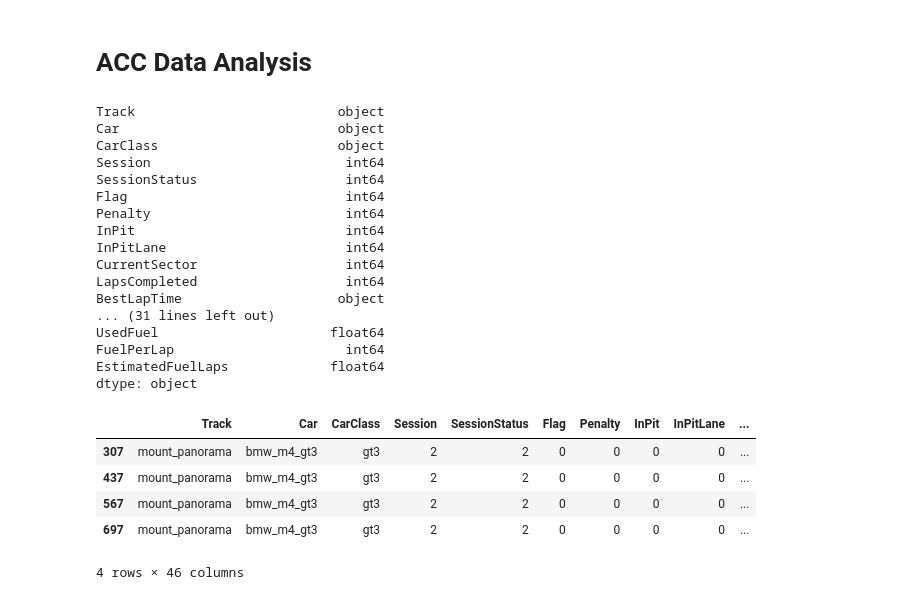
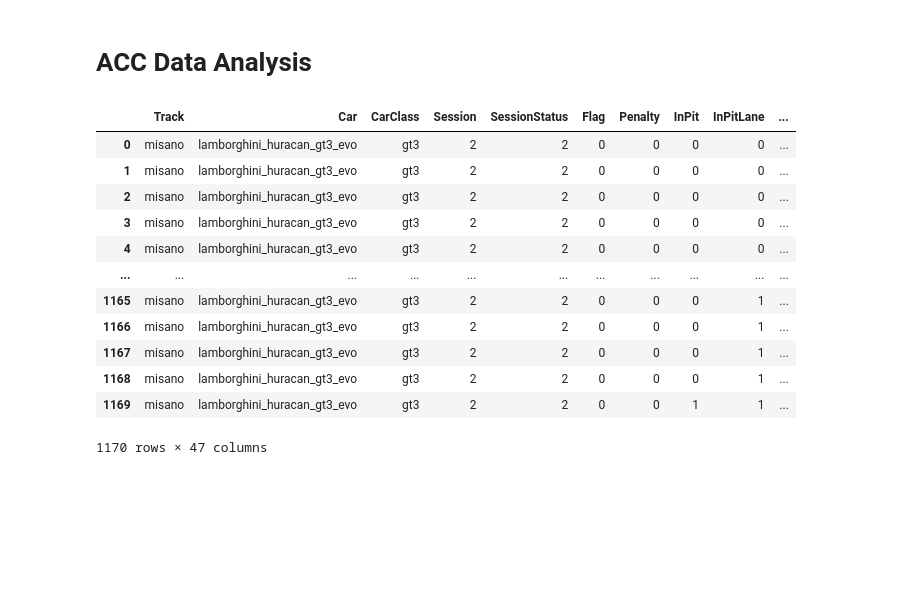
Before and after one commit to ThomasBisset/ACC_Data_2, a Jupyter notebook: analysis.ipynb, the cells around one changed output. Saved outputs shown, nothing was run; the diff lists cells and outputs as text; code cells hidden in the pictures; blank space fills up the shorter version.

```diff
--- a/analysis.ipynb
+++ b/analysis.ipynb
@@ -4,3 +4,21 @@
 # Import libraries
 import pandas as pd
 import matplotlib.pyplot as plt
+# %%
+# Import CSV
+df = pd.read_csv("ACC-Data-2022-11-05-18-20-51.csv", index_col=0)
+df
+# %% [output]
+|  | Track | Car | CarClass | Session | SessionStatus | Flag | Penalty | InPit | InPitLane | ... |
+| 0 | misano | lamborghini_huracan_gt3_evo | gt3 | 2 | 2 | 0 | 0 | 0 | 0 | ... |
+| 1 | misano | lamborghini_huracan_gt3_evo | gt3 | 2 | 2 | 0 | 0 | 0 | 0 | ... |
+| 2 | misano | lamborghini_huracan_gt3_evo | gt3 | 2 | 2 | 0 | 0 | 0 | 0 | ... |
+| 3 | misano | lamborghini_huracan_gt3_evo | gt3 | 2 | 2 | 0 | 0 | 0 | 0 | ... |
+| 4 | misano | lamborghini_huracan_gt3_evo | gt3 | 2 | 2 | 0 | 0 | 0 | 0 | ... |
+| ... | ... | ... | ... | ... | ... | ... | ... | ... | ... | ... |
+| 1165 | misano | lamborghini_huracan_gt3_evo | gt3 | 2 | 2 | 0 | 0 | 0 | 1 | ... |
+| 1166 | misano | lamborghini_huracan_gt3_evo | gt3 | 2 | 2 | 0 | 0 | 0 | 1 | ... |
+| 1167 | misano | lamborghini_huracan_gt3_evo | gt3 | 2 | 2 | 0 | 0 | 0 | 1 | ... |
+| 1168 | misano | lamborghini_huracan_gt3_evo | gt3 | 2 | 2 | 0 | 0 | 0 | 1 | ... |
+| 1169 | misano | lamborghini_huracan_gt3_evo | gt3 | 2 | 2 | 0 | 0 | 1 | 1 | ... |
+1170 rows × 47 columns
@@ -14,36 +39,0 @@ df = pd.read_csv("ACC-Data-2022-11-01-22-45-04.csv", index_col=0)
-# %%
-# Data cleaning
-# Data frame "df" contains all relevant data points
-df = df[df["Session"] == 2]
-df = df[df["LapsCompleted"] > 0]
-# %% [output]
-Track                          object
-Car                            object
-CarClass                       object
-Session                         int64
-SessionStatus                   int64
-Flag                            int64
-Penalty                         int64
-InPit                           int64
-InPitLane                       int64
-CurrentSector                   int64
-LapsCompleted                   int64
-BestLapTime                    object
-... (31 lines left out)
-UsedFuel                      float64
-FuelPerLap                      int64
-EstimatedFuelLaps             float64
-dtype: object
-# %%
-# Data cleaning pt. 2
-# Data frame "df_laps" contains data from the first data point after a new lap begins
-df_laps = df.drop_duplicates(subset="LapsCompleted")
-df_laps = df_laps.iloc[1:]
-df_laps
-# %% [output]
-|  | Track | Car | CarClass | Session | SessionStatus | Flag | Penalty | InPit | InPitLane | ... |
-| 307 | mount_panorama | bmw_m4_gt3 | gt3 | 2 | 2 | 0 | 0 | 0 | 0 | ... |
-| 437 | mount_panorama | bmw_m4_gt3 | gt3 | 2 | 2 | 0 | 0 | 0 | 0 | ... |
-| 567 | mount_panorama | bmw_m4_gt3 | gt3 | 2 | 2 | 0 | 0 | 0 | 0 | ... |
-| 697 | mount_panorama | bmw_m4_gt3 | gt3 | 2 | 2 | 0 | 0 | 0 | 0 | ... |
-4 rows × 46 columns
```
Also changed, not shown: parts of 18 cells of this notebook, 3 other files.
